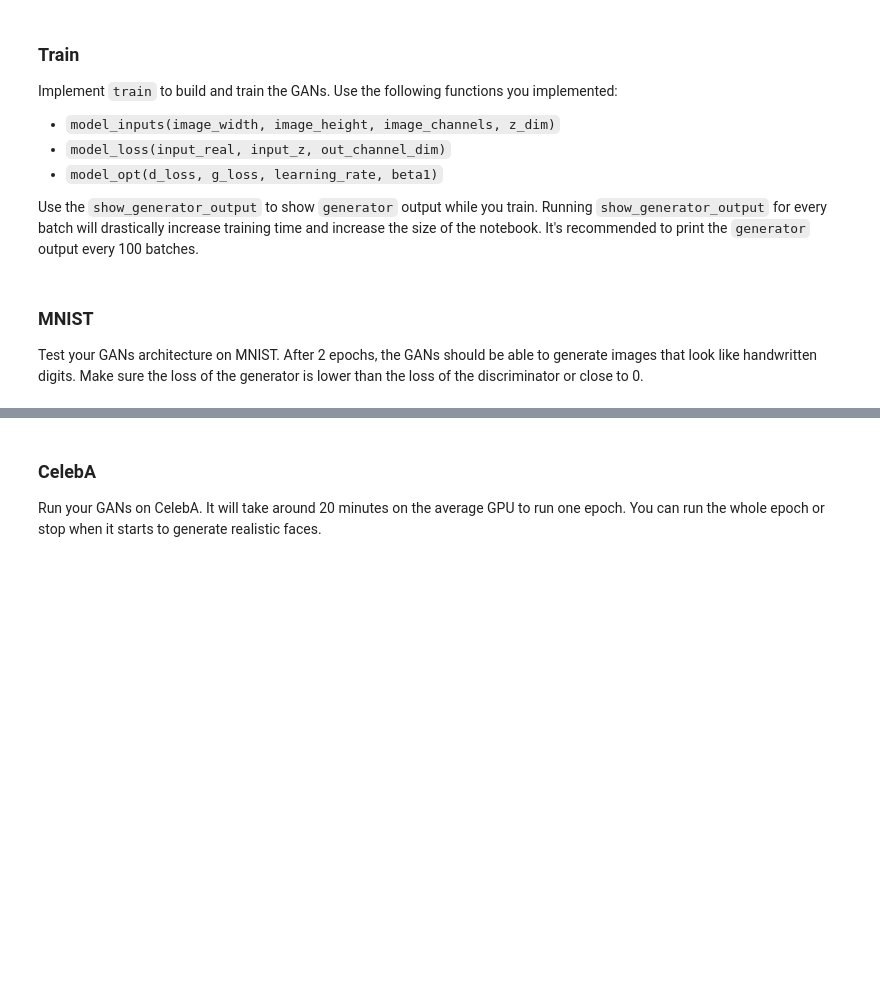
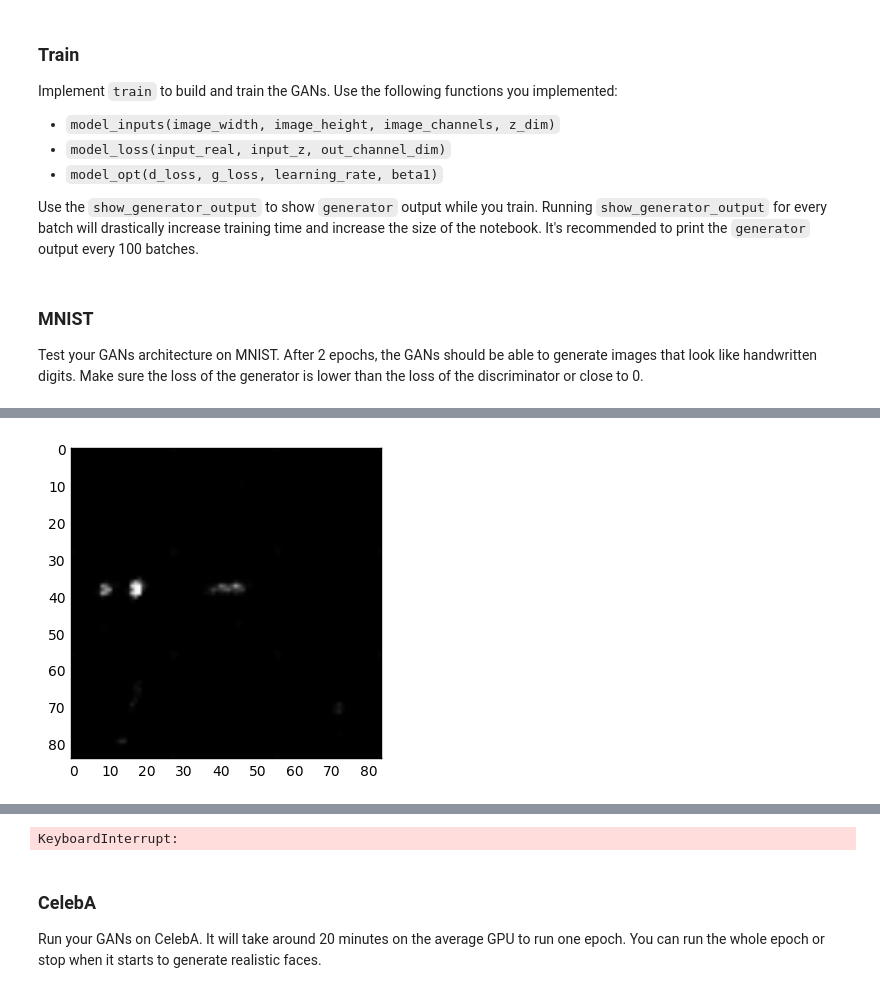
Before and after one commit to Shaunlipy/generate-faces, a Jupyter notebook: dlnd_face_generation.ipynb, the cells around one changed output, grey strips where cells are left out. Drawn from its saved outputs; the diff is of its cells as text; code cells hidden in the pictures; blank space fills up the shorter version.

```diff
--- a/dlnd_face_generation.ipynb
+++ b/dlnd_face_generation.ipynb
@@ -197,20 +197,20 @@ def generator(z, out_channel_dim, is_train=True):
         # 7x7x512 now
 
         x2 = tf.layers.conv2d_transpose(x1, 256, 5, strides=2, padding='same',
-                                       kernel_initializer=tf.random_normal_initializer(stddev=0.2))
+                                       kernel_initializer=tf.random_normal_initializer(stddev=0.02))
         x2 = tf.layers.batch_normalization(x2, training=is_train)
         x2 = tf.maximum(0.2 * x2, x2)
         # 14x14x256 now
 
         x3 = tf.layers.conv2d_transpose(x2, 128, 5, strides=2, padding='same',
-                                       kernel_initializer=tf.random_normal_initializer(stddev=0.2))
+                                       kernel_initializer=tf.random_normal_initializer(stddev=0.02))
         x3 = tf.layers.batch_normalization(x3, training=is_train)
         x3 = tf.maximum(0.2 * x3, x3)
         # 28x28x128 Now
 
         # Output Layer
         logits = tf.layers.conv2d_transpose(x3, out_channel_dim, 5, strides=1, padding='same',
-                                           kernel_initializer=tf.random_normal_initializer(stddev=0.2))
+                                           kernel_initializer=tf.random_normal_initializer(stddev=0.02))
         # 28x28x3 Now
 
         out = tf.tanh(logits)
@@ -349,7 +349,7 @@ def train(epoch_count, batch_size, z_dim, learning_rate, beta1, get_batches, dat
     d_opt, g_opt = model_opt(d_loss, g_loss, learning_rate_, beta1)
 
     saver = tf.train.Saver()
-    sample_z = tf.random_uniform([10, z_dim], -1, 1)
+#     sample_z = tf.random_uniform([10, z_dim], -1, 1)
     losses = []
     steps = 0
 
@@ -386,7 +386,7 @@ def train(epoch_count, batch_size, z_dim, learning_rate, beta1, get_batches, dat
                     losses.append((train_loss_d, train_loss_g))
 
                 if steps % 100 == 0:
-                    show_generator_output(sess, 10, sample_z, depth, data_image_mode)
+                    show_generator_output(sess, 10, input_z, depth, data_image_mode)
 
         saver.save(sess, './checkpoints/generator.ckpt')
     return losses
@@ -397,7 +397,7 @@ Test your GANs architecture on MNIST.  After 2 epochs, the GANs should be able t
 batch_size = 128
 z_dim = 100
 learning_rate = 0.001
-beta1 = 0.
+beta1 = 0.5
 
 
 """
@@ -413,0 +423 @@ Epoch 1/2... Discriminator Loss: 0.4096... Generator Loss: 7.8583
+[figure, added]
@@ -415,3 +425,4 @@ KeyboardInterrupt:
+KeyboardInterrupt:
 # %% [markdown]
 ### CelebA
 Run your GANs on CelebA.  It will take around 20 minutes on the average GPU to run one epoch.  You can run the whole epoch or stop when it starts to generate realistic faces.
```
Also changed, not shown: parts of 4 cells of this notebook.
